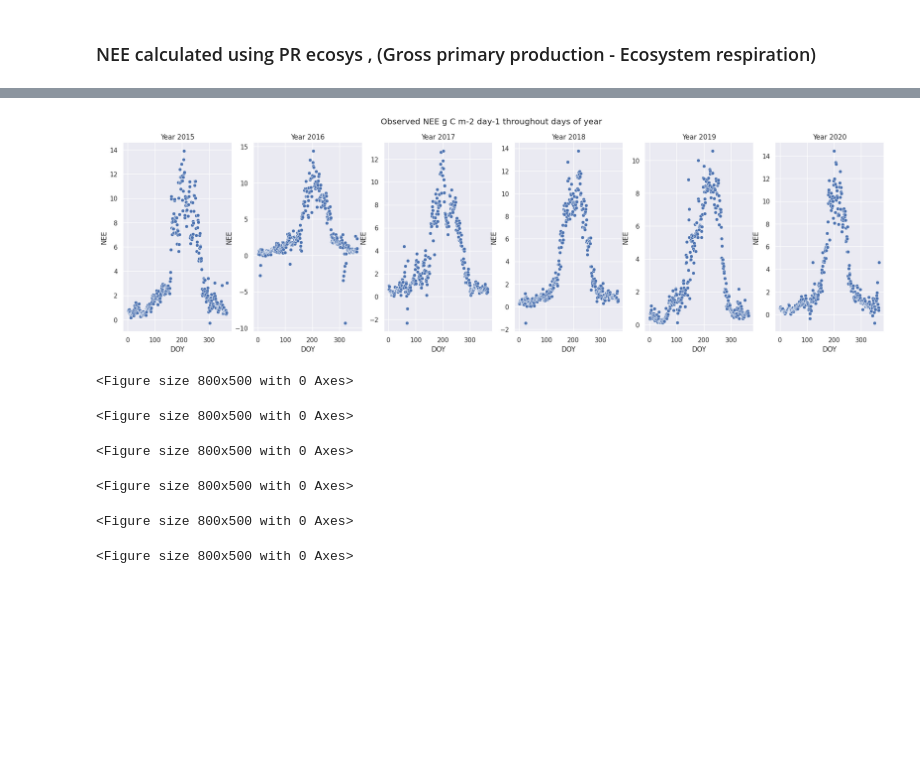
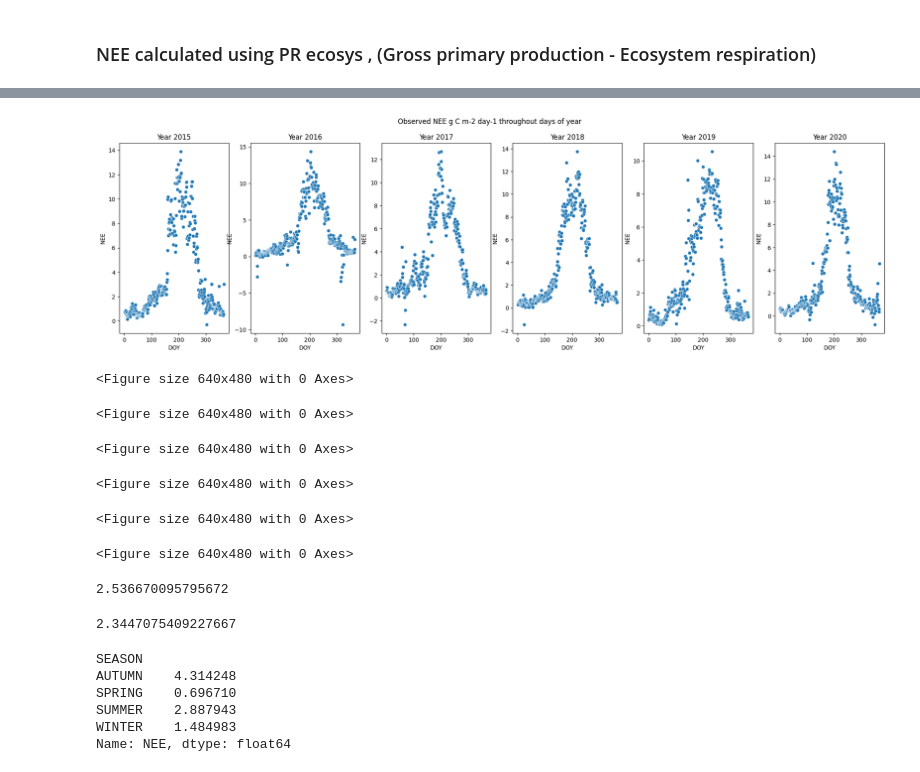
Before and after one commit to DinisDimitris/Net-ecosystem-exchange-Quantification, a Jupyter notebook: AnalysisNEE.ipynb, the cells around one changed output, grey strips where cells are left out. Saved outputs shown, nothing was run; the diff lists cells and outputs as text; code cells hidden in the pictures; blank space fills up the shorter version.

```diff
--- a/AnalysisNEE.ipynb
+++ b/AnalysisNEE.ipynb
@@ -272,36 +269,44 @@ df['DATE']
 # %%
 strt_yr = 2015
-
+observed_df['DATE']= pd.to_datetime(observed_df['DATE'])
 yrs = 6
-
 # Create a figure with subplots
 fig, axs = plt.subplots(1, yrs, figsize=(4*yrs, 6))
 for i in range(6):
-    cur = observed_df.loc[observed_df['YEAR'] == strt_yr]
+    cur = observed_df.loc[observed_df['DATE'].dt.year == strt_yr]
 
 
 
     plt.figure()
     plt.tight_layout()
     sns.scatterplot(x=cur['DOY'], y=cur['NEE'], ax=axs[i],  alpha=1)
     axs[i].set_title(f'Year {strt_yr}')
 
     strt_yr += 1
 
 
 fig.suptitle('Observed NEE g C m-2 day-1 throughout days of year')
 
 plt.subplots_adjust(wspace=0.3)
 
+fig.savefig('muie.png', dpi=100)
 plt.show()
 # %% [output]
-[figure, old version]
+[figure, new version]
-<Figure size 800x500 with 0 Axes>
+<Figure size 640x480 with 0 Axes>
-<Figure size 800x500 with 0 Axes>
+<Figure size 640x480 with 0 Axes>
-<Figure size 800x500 with 0 Axes>
+<Figure size 640x480 with 0 Axes>
-<Figure size 800x500 with 0 Axes>
+<Figure size 640x480 with 0 Axes>
-<Figure size 800x500 with 0 Axes>
+<Figure size 640x480 with 0 Axes>
-<Figure size 800x500 with 0 Axes>
+<Figure size 640x480 with 0 Axes>
+# %%
+df_with_observed['NEE'].mean()
+# %% [output]
+2.536670095795672
+# %%
+df['NEE'].mean()
+# %% [output]
+2.3447075409227667
 # %%
 season_map = {
 1 :'WINTER' ,
@@ -314,0 +333,9 @@ df['SEASON'] =df['SEASON'].map(season_map)
+# %%
+season_means
+# %% [output]
+SEASON
+AUTUMN    4.314248
+SPRING    0.696710
+SUMMER    2.887943
+WINTER    1.484983
+Name: NEE, dtype: float64
```
Also changed, not shown: parts of 14 cells of this notebook, 9 other files.
